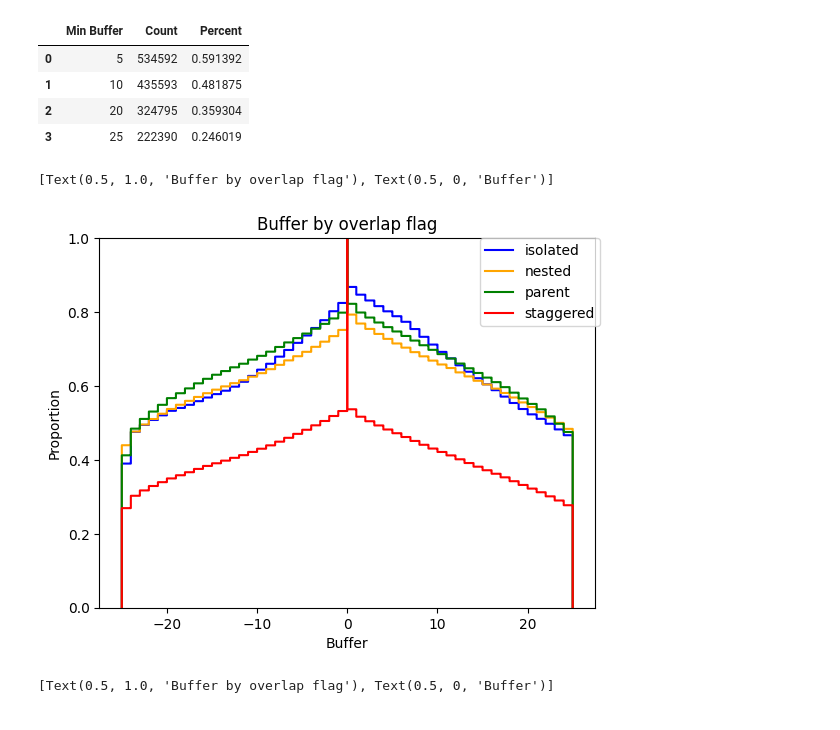
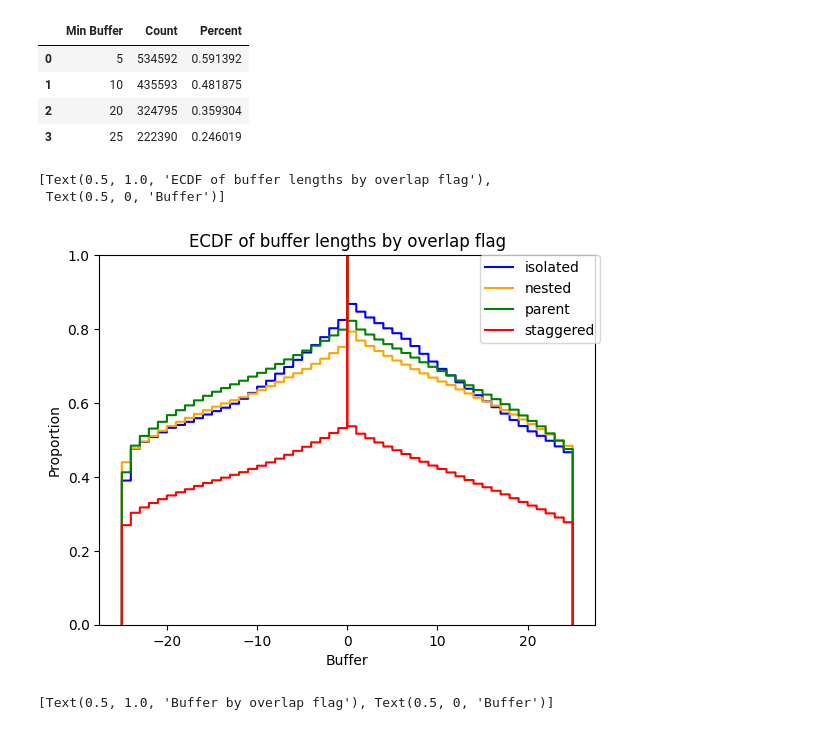
Before and after one commit to ACEnglish/adotto, a Jupyter notebook: regions/notebooks/FinalRegionsQC.ipynb, the cells around one changed output. Saved outputs shown, nothing was run; the diff lists cells and outputs as text; code cells hidden in the pictures.

```diff
--- a/regions/notebooks/FinalRegionsQC.ipynb
+++ b/regions/notebooks/FinalRegionsQC.ipynb
@@ -133,16 +136,17 @@ result
 # %%
 for idx, v in enumerate([('isolated', 'blue'), ('nested', 'orange'),
                                    ('parent', 'green'), ('staggered', 'red')]):
     name, color = v
     view = data[(data['ovl_flag'] & (2**idx)) != 0]
     p = sb.ecdfplot(x=-view["up_buff"], color=color, label=name)
     p = sb.ecdfplot(x=view["dn_buff"], color=color, complementary=True)
 
 plt.legend(bbox_to_anchor=(1.01, 1), borderaxespad=0)
-p.set(title="Buffer by overlap flag", xlabel="Buffer")
+p.set(title="ECDF of buffer lengths by overlap flag", xlabel="Buffer")
 # %% [output]
-[Text(0.5, 1.0, 'Buffer by overlap flag'), Text(0.5, 0, 'Buffer')]
+[Text(0.5, 1.0, 'ECDF of buffer lengths by overlap flag'),
+ Text(0.5, 0, 'Buffer')]
-[figure, old version]
+[figure, new version]
 # %%
 for idx, v in enumerate([('isolated', 'blue'), ('nested', 'orange'),
                                    ('parent', 'green'), ('staggered', 'red')]):
```
Also changed, not shown: parts of 3 cells of this notebook, 1 other file.
